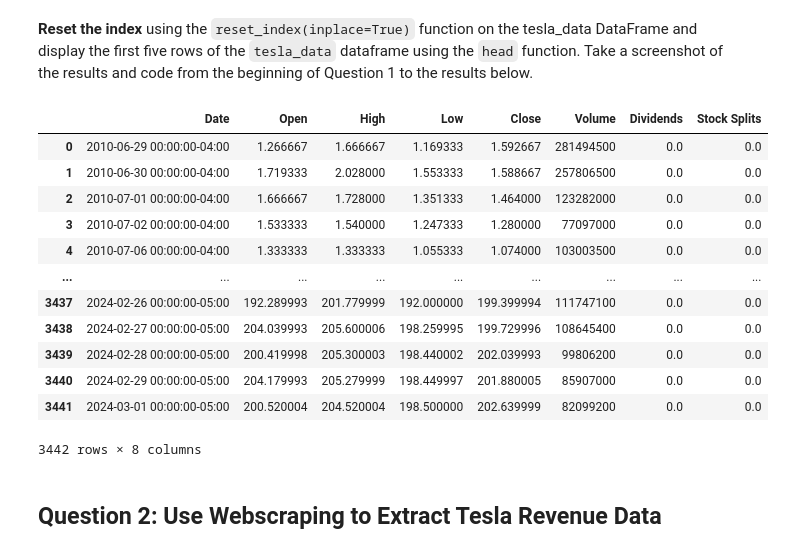
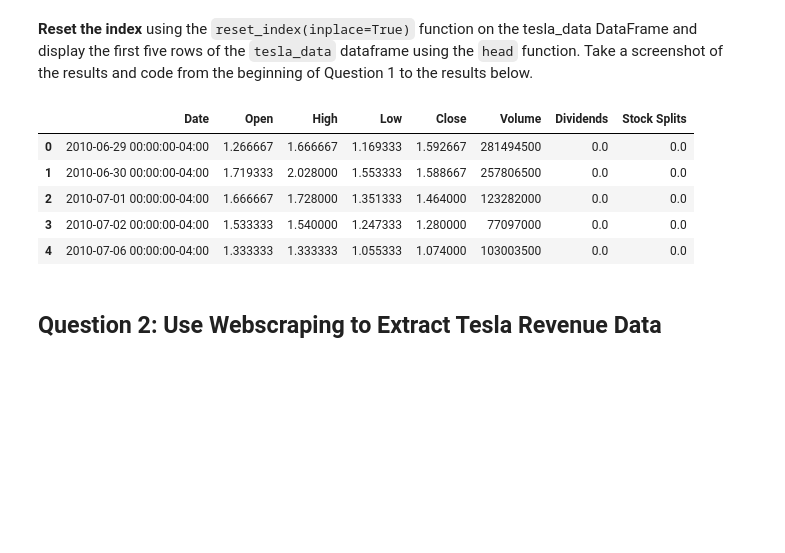
Before and after one commit to GauarvJat/Testrepo, a Jupyter notebook: Final Assignment Analyzing Historical Stock-Revenue Data and Building a Dashboard.ipynb, the cells around one changed output. Saved outputs shown, nothing was run; the diff lists cells and outputs as text; code cells hidden in the pictures; blank space fills up the shorter version.

```diff
--- a/Final Assignment Analyzing Historical Stock-Revenue Data and Building a Dashboard.ipynb
+++ b/Final Assignment Analyzing Historical Stock-Revenue Data and Building a Dashboard.ipynb
@@ -98,21 +140,14 @@ tesla_data
 **Reset the index** using the `reset_index(inplace=True)` function on the tesla_data DataFrame and display the first five rows of the `tesla_data` dataframe using the `head` function. Take a screenshot of the results and code from the beginning of Question 1 to the results below.
 # %%
 tesla_data.reset_index(inplace=True)
-tesla_data
+tesla_data.head()
 # %% [output]
 |  | Date | Open | High | Low | Close | Volume | Dividends | Stock Splits |
 | 0 | 2010-06-29 00:00:00-04:00 | 1.266667 | 1.666667 | 1.169333 | 1.592667 | 281494500 | 0.0 | 0.0 |
 | 1 | 2010-06-30 00:00:00-04:00 | 1.719333 | 2.028000 | 1.553333 | 1.588667 | 257806500 | 0.0 | 0.0 |
 | 2 | 2010-07-01 00:00:00-04:00 | 1.666667 | 1.728000 | 1.351333 | 1.464000 | 123282000 | 0.0 | 0.0 |
 | 3 | 2010-07-02 00:00:00-04:00 | 1.533333 | 1.540000 | 1.247333 | 1.280000 | 77097000 | 0.0 | 0.0 |
 | 4 | 2010-07-06 00:00:00-04:00 | 1.333333 | 1.333333 | 1.055333 | 1.074000 | 103003500 | 0.0 | 0.0 |
-| ... | ... | ... | ... | ... | ... | ... | ... | ... |
-| 3437 | 2024-02-26 00:00:00-05:00 | 192.289993 | 201.779999 | 192.000000 | 199.399994 | 111747100 | 0.0 | 0.0 |
-| 3438 | 2024-02-27 00:00:00-05:00 | 204.039993 | 205.600006 | 198.259995 | 199.729996 | 108645400 | 0.0 | 0.0 |
-| 3439 | 2024-02-28 00:00:00-05:00 | 200.419998 | 205.300003 | 198.440002 | 202.039993 | 99806200 | 0.0 | 0.0 |
-| 3440 | 2024-02-29 00:00:00-05:00 | 204.179993 | 205.279999 | 198.449997 | 201.880005 | 85907000 | 0.0 | 0.0 |
-| 3441 | 2024-03-01 00:00:00-05:00 | 200.520004 | 204.520004 | 198.500000 | 202.639999 | 82099200 | 0.0 | 0.0 |
-3442 rows × 8 columns
 # %% [markdown]
 ## Question 2: Use Webscraping to Extract Tesla Revenue Data
 # %% [markdown]
```
Also changed, not shown: parts of 10 cells of this notebook.
